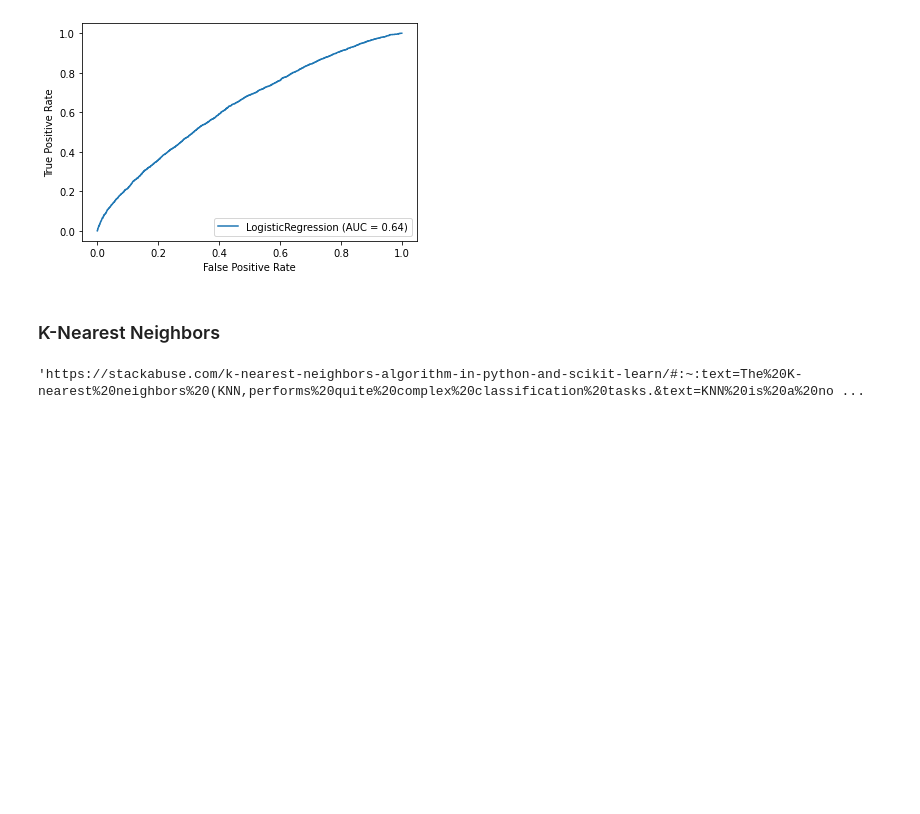
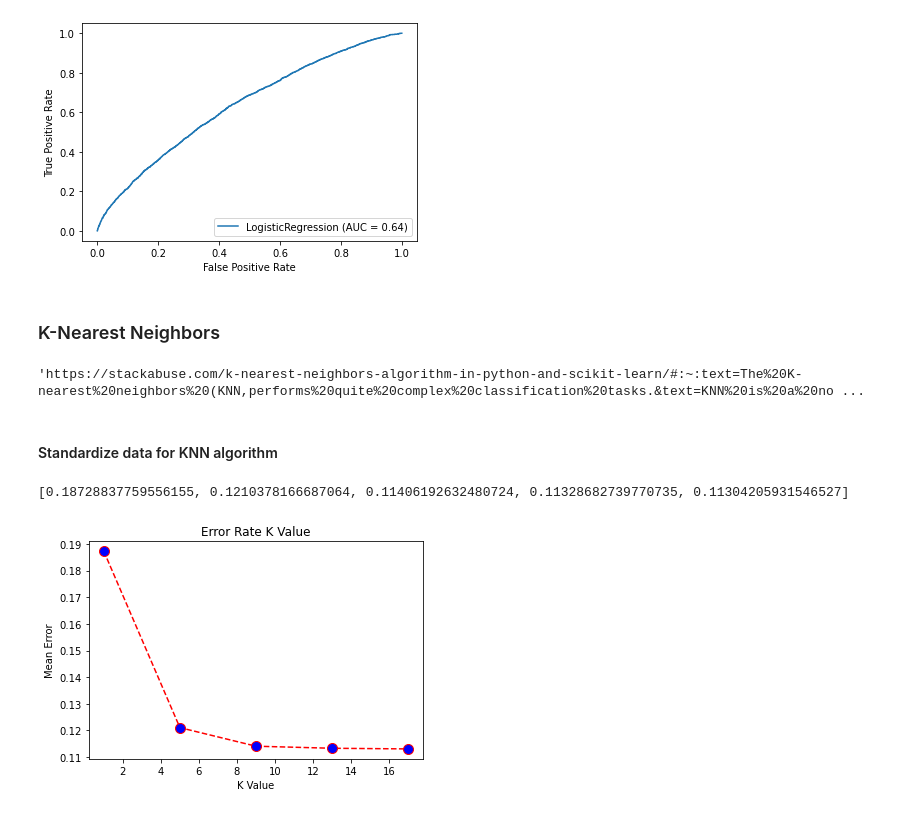
Before and after one commit to hon3g/data_analytics_2, a Jupyter notebook: Python/Diabetes.ipynb, the cells around one changed output. Cells and saved outputs as stored; diff of their text form; code cells hidden in the pictures; blank space fills up the shorter version.

```diff
--- a/Python/Diabetes.ipynb
+++ b/Python/Diabetes.ipynb
@@ -510,3 +493,5 @@ plot_roc_curve(log, X_test, y_test)
 'https://stackabuse.com/k-nearest-neighbors-algorithm-in-python-and-scikit-learn/#:~:text=The%20K-nearest%20neighbors%20(KNN,performs%20quite%20complex%20classification%20tasks.&text=KNN%20is%20a%20non-parametric,anything%20about%20the%20underlying%20data.'
 # %% [output]
 'https://stackabuse.com/k-nearest-neighbors-algorithm-in-python-and-scikit-learn/#:~:text=The%20K-nearest%20neighbors%20(KNN,performs%20quite%20complex%20classification%20tasks.&text=KNN%20is%20a%20no ...
+# %% [markdown]
+#### Standardize data for KNN algorithm
@@ -518,0 +513,23 @@ knc = KNeighborsClassifier(n_neighbors=7)
+# %%
+# # Calculate error for K values between 1 and 19 step 4
+# error = []
+
+# for i in range(1, 20, 4):
+#     knn = KNeighborsClassifier(n_neighbors=i)
+#     knn.fit(X_train, y_train)
+#     pred_i = knn.predict(X_test)
+#     error.append(np.mean(pred_i != y_test))
+
+print(error)
+
+# Visulaize the relationship between error rate and k value
+# plt.figure(figsize=(12, 6))
+plt.plot(range(1, 20, 4), error, color='red', linestyle='dashed', marker='o',
+         markerfacecolor='blue', markersize=10)
+plt.title('Error Rate K Value')
+plt.xlabel('K Value')
+plt.ylabel('Mean Error')
+plt.show()
+# %% [output]
+[0.18728837759556155, 0.1210378166687064, 0.11406192632480724, 0.11328682739770735, 0.11304205931546527]
+[figure, added]
```
Also changed, not shown: parts of 34 cells of this notebook.
